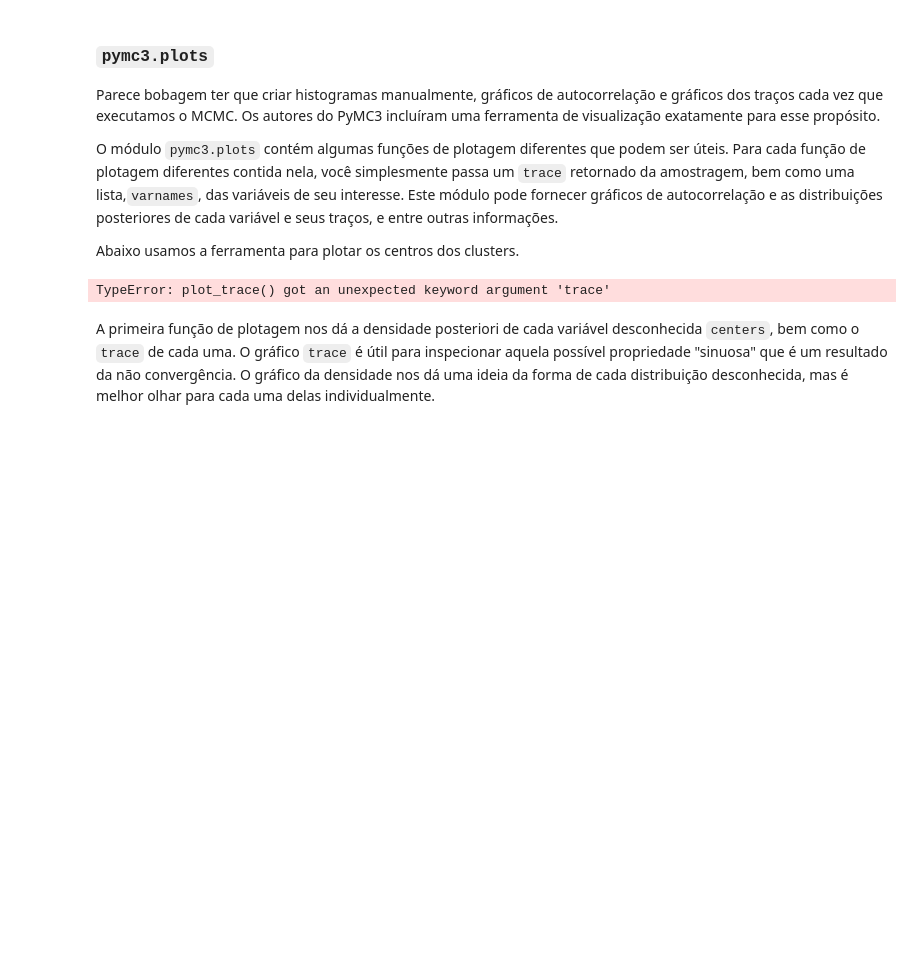
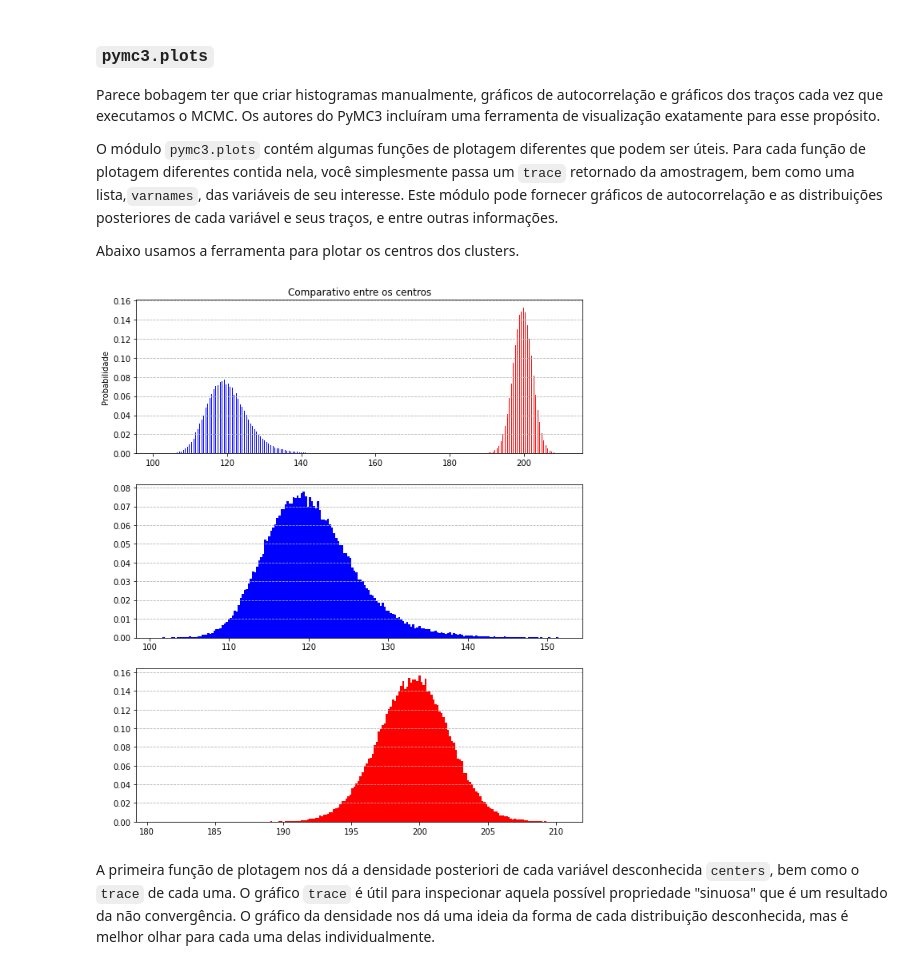
Before and after one commit to rodolphomacedo/Probabilistic-Programming-and-Bayesian-Methods-for-Hackers, a Jupyter notebook: Chapter3_MCMC/Ch3_IntroMCMC_PyMC3_pt_BR.ipynb, the cells around one changed output. Cells and saved outputs as stored; diff of their text form; code cells hidden in the pictures; blank space fills up the shorter version.

Commit message:
Finish the translate Chapter 3 to portuguese

```diff
--- a/Chapter3_MCMC/Ch3_IntroMCMC_PyMC3_pt_BR.ipynb
+++ b/Chapter3_MCMC/Ch3_IntroMCMC_PyMC3_pt_BR.ipynb
@@ -755,15 +757,31 @@ Parece bobagem ter que criar histogramas manualmente, gráficos de autocorrelaç
 O módulo `pymc3.plots` contém algumas funções de plotagem diferentes que podem ser úteis. Para cada função de plotagem diferentes contida nela, você simplesmente passa um `trace` retornado da amostragem, bem como uma lista,`varnames`, das variáveis de seu interesse. Este módulo pode fornecer gráficos de autocorrelação e as distribuições posteriores de cada variável e seus traços, e entre outras informações.
 
 Abaixo usamos a ferramenta para plotar os centros dos clusters.
-# %%
-# XXX:
-
-pm.plots.traceplot(trace=trace, varnames=["centers"])
-pm.plots.plot_posterior(trace=trace["centers"][:,0])
-pm.plots.plot_posterior(trace=trace["centers"][:,1])
-pm.plots.autocorrplot(trace=trace, varnames=["centers"]);
-# %% [output]
-TypeError: plot_trace() got an unexpected keyword argument 'trace'
+# %%
+fig, ax = plt.subplots(3, figsize=(10, 12))
+
+
+ax[0].hist(trace['centers'], bins=200, density=True, color=['b', 'r'])
+ax[0].grid(axis='y', ls='--')
+ax[0].set_title("Comparativo entre os Centros")
+ax[0].set_ylabel("Probabilidade")
+
+
+ax[1].hist(trace['centers'][:, 0], density=True, bins=200, color='b')
+ax[1].grid(axis='y', ls='--')
+ax[0].set_title("Comparativo entre os centros")
+ax[0].set_ylabel("Probabilidade")
+
+ax[2].hist(trace['centers'][:, 1], density=True, bins=200, color='r')
+ax[2].grid(axis='y', ls='--')
+
+# TODO: Need to adjust this part.
+# See the original graph in: https://github.com/CamDavidsonPilon/Probabilistic-Programming-and-Bayesian-Methods-for-Hackers/blob/master/Chapter3_MCMC/Ch3_IntroMCMC_PyMC3.ipynb
+# ax[3].acorr(trace['centers'][:, 0], usevlines=True, maxlags=50, normed=True, lw=2)
+
+plt.show()
+# %% [output]
+[figure, added]
 # %% [markdown]
 A primeira função de plotagem nos dá a densidade posteriori de cada variável desconhecida `centers`, bem como o `trace` de cada uma. O gráfico `trace` é útil para inspecionar aquela possível propriedade "sinuosa" que é um resultado da não convergência. O gráfico da densidade nos dá uma ideia da forma de cada distribuição desconhecida, mas é melhor olhar para cada uma delas individualmente.
 # %% [markdown]
```
Also changed, not shown: parts of 24 cells of this notebook.
